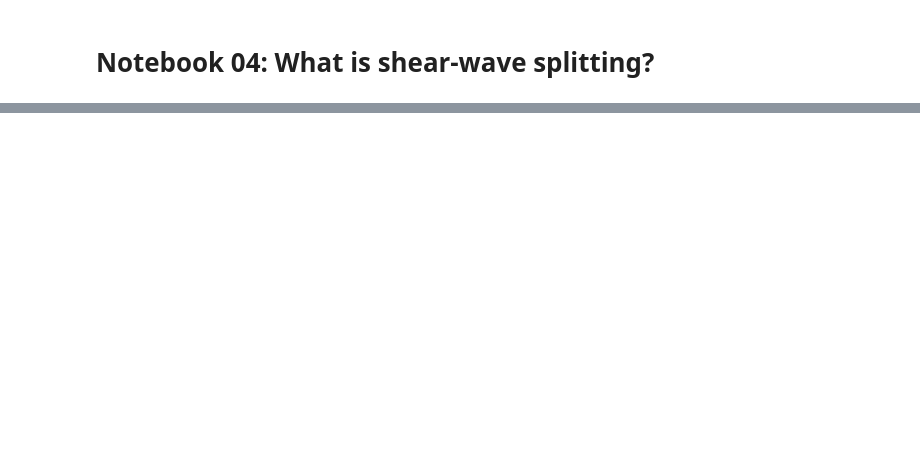
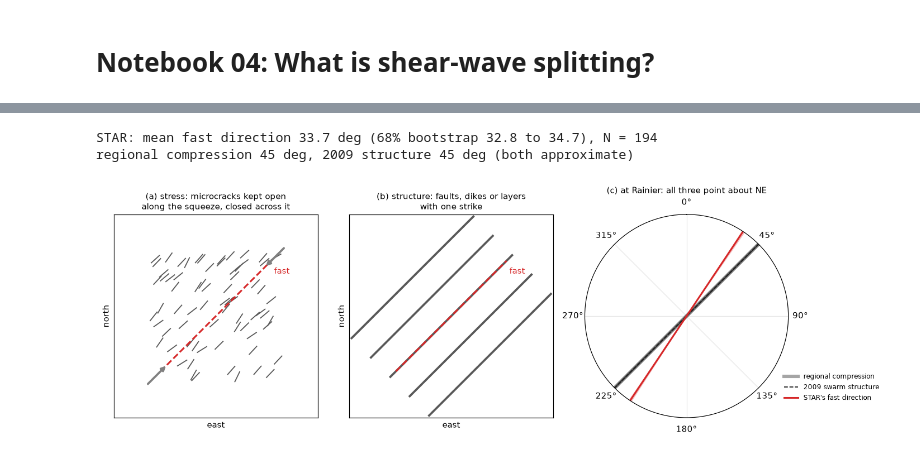
Before and after one commit to mhemmett/rainier-sws-tutorials, a Jupyter notebook: notebooks/04_what_is_shear_wave_splitting.ipynb, the cells around one changed output, grey strips where cells are left out. Drawn from its saved outputs; the diff is of its cells as text; code cells hidden in the pictures; blank space fills up the shorter version.

```diff
--- a/notebooks/04_what_is_shear_wave_splitting.ipynb
+++ b/notebooks/04_what_is_shear_wave_splitting.ipynb
@@ -323,19 +2,0 @@ The pulse is centred on t = 0, so "the first half" is the window from -0.2 s to
-# %%
-def recover_win(n, e, w):
-    g_ = np.array([[lambda2(n, e, p, d, w) for d in dts] for p in phis])
-    ip_, idt_ = np.unravel_index(np.argmin(g_), g_.shape)
-    return phis[ip_], dts[idt_], g_
-
-win_half = (t > -0.2) & (t < 0.0)
-p_half, d_half, g_half = recover_win(n1, e1, win_half)
-print(f"noise-free, full window : phi = {recover(n1, e1)[0]:.0f}, dt = {recover(n1, e1)[1]:.2f}")
-print(f"noise-free, first half  : phi = {p_half:.0f}, dt = {d_half:.2f}")
-show_grid(g_half, phis, dts, "misfit surface, window = first half of the pulse", (PHI_TRUE, DT_TRUE))
-
-rows = []
-for label, w in [("full window", win), ("first half", win_half)]:
-    for k in range(50):
-        p_, d_, _ = recover_win(*add_noise(n1, e1, 5), w)
-        rows.append({"window": label, "phi_err": stats.axial_diff(p_, PHI_TRUE), "dt_err": abs(d_ - DT_TRUE)})
-pd.DataFrame(rows).groupby("window").agg(phi_err_median=("phi_err", "median"), phi_err_p90=("phi_err", lambda x: np.percentile(x, 90)),
-                                         dt_err_median=("dt_err", "median"))
@@ -398,0 +53,52 @@ But one trial in five (0.20) has an error larger than half its width, and the wo
+# %%
+res_o = pd.read_csv(paths.station_results_csv("STAR", oriented=True))   # STAR re-run on true Z/N/E (README)
+good = quality.post_filtered(res_o)                                      # the measurements that pass every cut
+phi_star, lo_star, hi_star, _ = stats.bootstrap_axial_mean(good.phi)     # mean axis and its 68% interval
+
+def draw_axis(ax, az, r=1.0, **kw):
+    """A line through the origin along azimuth az (deg clockwise from north), in map coordinates."""
+    a = np.deg2rad(az)
+    ax.plot([-r * np.sin(a), r * np.sin(a)], [-r * np.cos(a), r * np.cos(a)], **kw)
+
+rng_art = np.random.default_rng(0)
+fig = plt.figure(figsize=(13, 4.4))
+ax1, ax2 = fig.add_subplot(1, 3, 1), fig.add_subplot(1, 3, 2)
+# (a) microcracks held open by the stress: short, many, aligned with the squeeze
+for x, y, az in zip(rng_art.uniform(-0.8, 0.8, 70), rng_art.uniform(-0.8, 0.8, 70),
+                    rng_art.normal(reference.REGIONAL_COMPRESSION_AZ, 8, 70)):
+    a = np.deg2rad(az)
+    ax1.plot([x - 0.07 * np.sin(a), x + 0.07 * np.sin(a)], [y - 0.07 * np.cos(a), y + 0.07 * np.cos(a)], color="0.35", lw=1.2)
+a = np.deg2rad(reference.REGIONAL_COMPRESSION_AZ)
+for s in (-1, 1):   # the squeeze: arrows pointing inward along the compression direction
+    ax1.annotate("", xy=(0.88 * s * np.sin(a), 0.88 * s * np.cos(a)), xytext=(1.25 * s * np.sin(a), 1.25 * s * np.cos(a)),
+                 arrowprops=dict(arrowstyle="-|>", color="0.5", lw=2.5))
+ax1.set_title("(a) stress: microcracks kept open\nalong the squeeze, closed across it", fontsize=10)
+# (b) structure: a few long faults or dikes with one strike
+for off in np.linspace(-0.7, 0.7, 5):
+    b = np.deg2rad(reference.STRUCTURE_2009_STRIKE)
+    cx, cy = off * np.cos(b), -off * np.sin(b)           # offset perpendicular to the strike
+    ax2.plot([cx - 1.1 * np.sin(b), cx + 1.1 * np.sin(b)], [cy - 1.1 * np.cos(b), cy + 1.1 * np.cos(b)], color="0.35", lw=2.5)
+ax2.set_title("(b) structure: faults, dikes or layers\nwith one strike", fontsize=10)
+for ax, az in [(ax1, reference.REGIONAL_COMPRESSION_AZ), (ax2, reference.STRUCTURE_2009_STRIKE)]:
+    draw_axis(ax, az, r=1.0, color="tab:red", lw=2, ls="--")
+    ax.text(0.98 * np.sin(np.deg2rad(az)) + 0.05, 0.98 * np.cos(np.deg2rad(az)) - 0.15, "fast", color="tab:red")
+    ax.set(xlim=(-1.3, 1.3), ylim=(-1.3, 1.3), aspect="equal", xticks=[], yticks=[], xlabel="east", ylabel="north")
+# (c) the directions at Rainier
+ax3 = fig.add_subplot(1, 3, 3, projection="polar")
+ax3.set_theta_zero_location("N"); ax3.set_theta_direction(-1)
+for az, style, label in [(reference.REGIONAL_COMPRESSION_AZ, dict(color="0.3", lw=4, alpha=0.5), "regional compression"),
+                         (reference.STRUCTURE_2009_STRIKE, dict(color="0.1", lw=1.2, ls="--"), "2009 swarm structure")]:
+    ax3.plot(np.deg2rad([az, az + 180]), [1, 1], **style, label=label)
+    ax3.plot(np.deg2rad([az + 180, az + 360]), [1, 1], **style)
+for base in (0, 180):
+    ax3.fill_between(np.deg2rad(np.linspace(phi_star + lo_star, phi_star + hi_star, 10) + base), 0, 1, color="tab:red", alpha=0.3, lw=0)
+    ax3.plot(np.deg2rad([phi_star + base] * 2), [0, 1], color="tab:red", lw=2, label="STAR's fast direction" if base == 0 else None)
+ax3.set(rticks=[], ylim=(0, 1)); ax3.set_title("(c) at Rainier: all three point about NE", fontsize=10)
+ax3.legend(loc="upper left", bbox_to_anchor=(0.95, 0.25), fontsize=8, frameon=False)
+plt.tight_layout()
+print(f"STAR: mean fast direction {phi_star:.1f} deg (68% bootstrap {phi_star + lo_star:.1f} to {phi_star + hi_star:.1f}), N = {len(good)}")
+print(f"regional compression {reference.REGIONAL_COMPRESSION_AZ:.0f} deg, 2009 structure {reference.STRUCTURE_2009_STRIKE:.0f} deg (both approximate)")
+# %% [output]
+STAR: mean fast direction 33.7 deg (68% bootstrap 32.8 to 34.7), N = 194
+regional compression 45 deg, 2009 structure 45 deg (both approximate)
+[figure, added]
```
Also changed, not shown: parts of 113 cells of this notebook.
